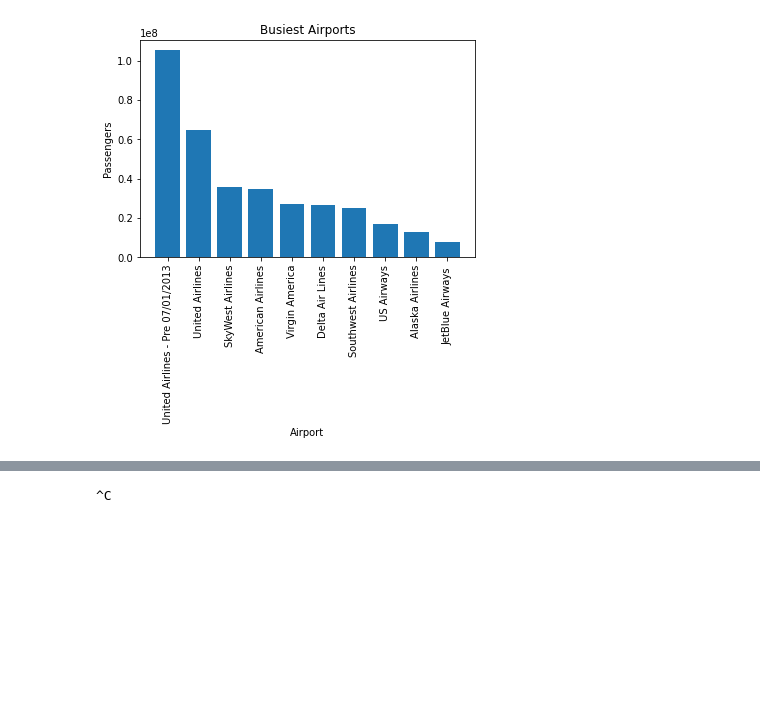
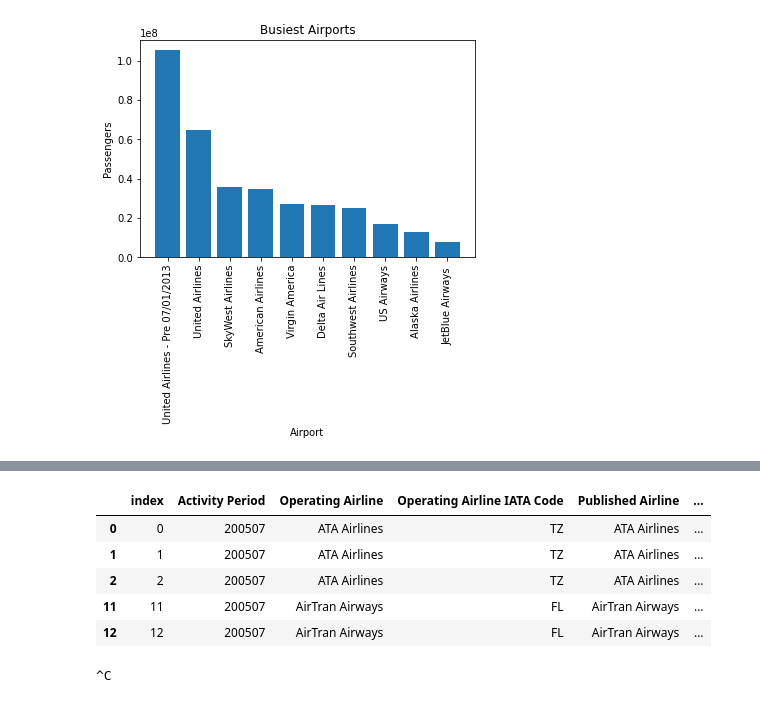
Before and after one commit to Stemt/DS-groep-6, a Jupyter notebook: Case-2/case_2.ipynb, the cells around one changed output, grey strips where cells are left out. Cells and saved outputs as stored; diff of their text form; code cells hidden in the pictures; blank space fills up the shorter version.

```diff
--- a/Case-2/case_2.ipynb
+++ b/Case-2/case_2.ipynb
@@ -76,2 +175,12 @@ fig = px.box(Air_Traffic, y="Passenger Count")
 fig.show()
+# %%
+domestic_traffic = Air_Traffic[Air_Traffic['GEO Summary'] == 'Domestic']
+domestic_traffic.head()
+# %% [output]
+|  | index | Activity Period | Operating Airline | Operating Airline IATA Code | Published Airline | ... |
+| 0 | 0 | 200507 | ATA Airlines | TZ | ATA Airlines | ... |
+| 1 | 1 | 200507 | ATA Airlines | TZ | ATA Airlines | ... |
+| 2 | 2 | 200507 | ATA Airlines | TZ | ATA Airlines | ... |
+| 11 | 11 | 200507 | AirTran Airways | FL | AirTran Airways | ... |
+| 12 | 12 | 200507 | AirTran Airways | FL | AirTran Airways | ... |
 # %%
```
Also changed, not shown: parts of 13 cells of this notebook.
